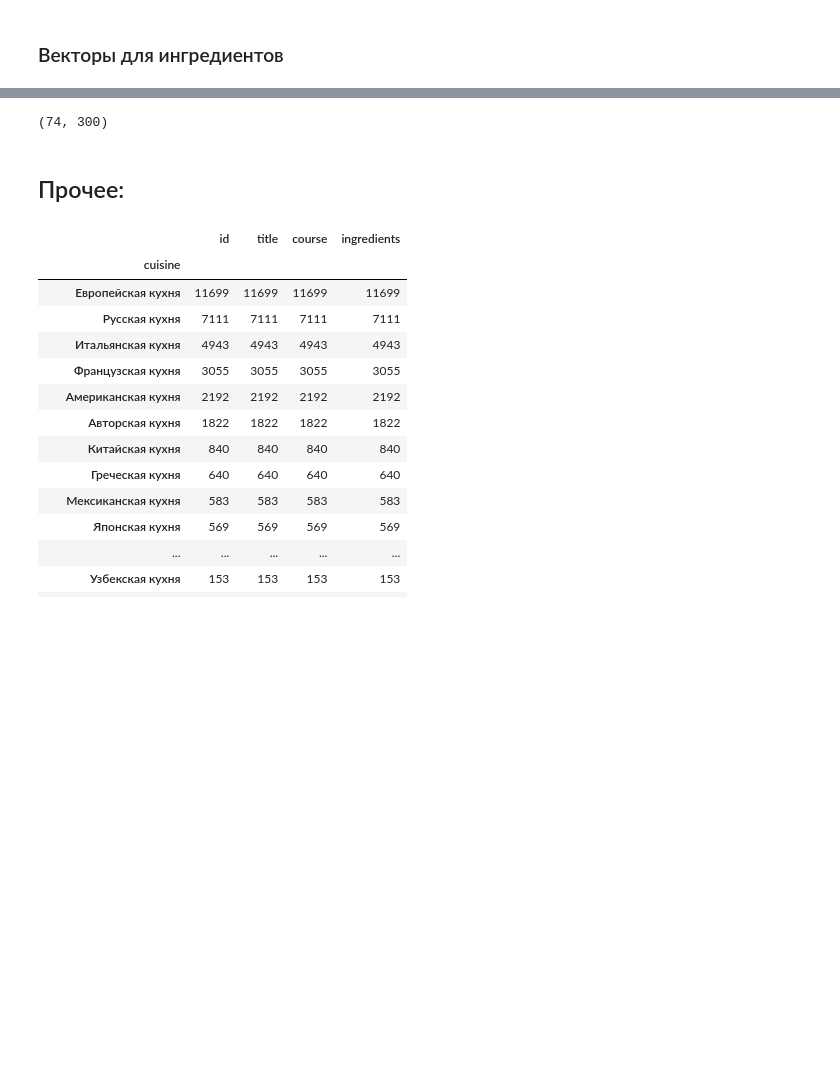
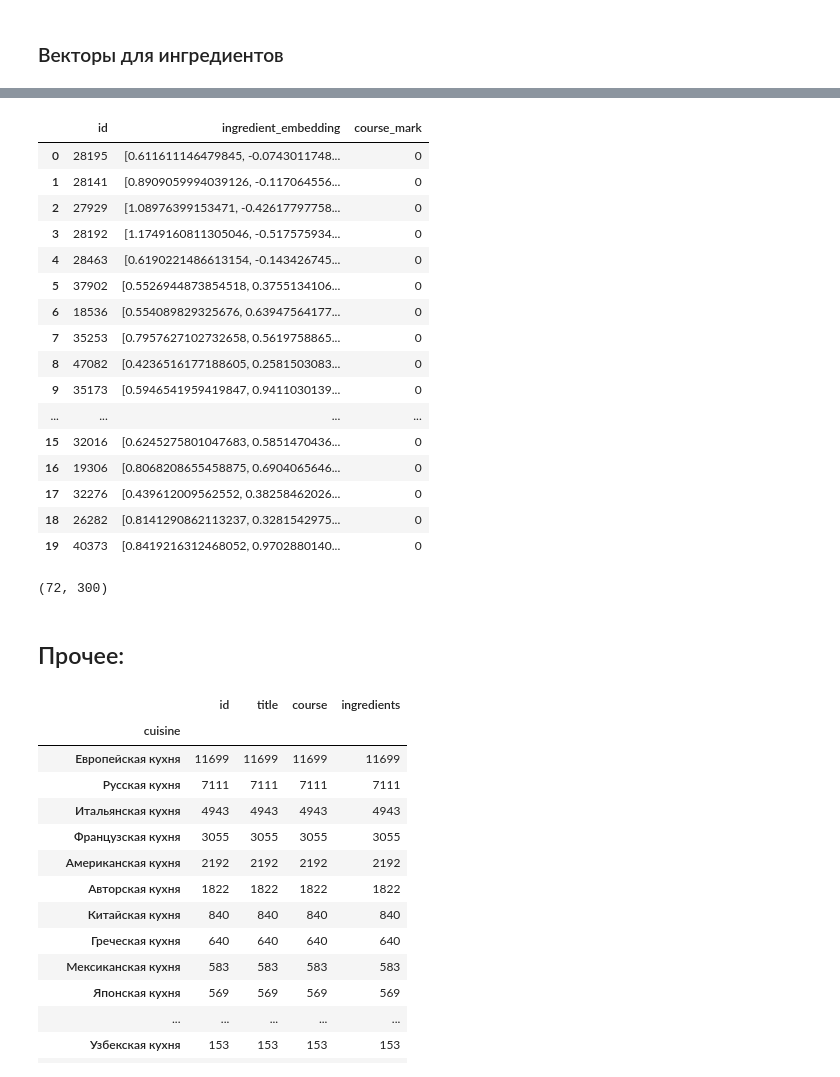
Before and after one commit to heinwol/meal-type-from-ingredients, a Jupyter notebook: nlp_main.ipynb, the cells around one changed output, grey strips where cells are left out. Cells and saved outputs as stored; diff of their text form; code cells hidden in the pictures; blank space fills up the shorter version.

Commit message:
created dataframe with embeddings

```diff
--- a/nlp_main.ipynb
+++ b/nlp_main.ipynb
@@ -273,7 +284,7 @@ word_num[:10]
 # %% [markdown]
 ### Векторы для ингредиентов
 # %%
-list_ingredients = it #TODO подставить список токенизированных лемматизированных ингредиентов
-ingrediendts_num = list(map(lambda x: tuple(reversed(x)), enumerate(list_ingredients)))
-ingrediendts_num[:10]
+all_ingredients_list =  list(set(lens.Each().Each().collect()(ingredients_lemmatized)))
+ingrediendts_numbering_dict = {ingredient: i for i, ingredient in enumerate(all_ingredients_list)}
+ltake(6, ingrediendts_num.items())
 # %% [output]
@@ -290,10 +299,10 @@ ingrediendts_num[:10]
 # %%
 ingrediendts_embeddings_dict = {}
-for ingr in list_ingredients:
+for ingr in all_ingredients_list:
     ingrediendts_embeddings_dict[ingr] = np.zeros(dim)
     for word in ingr:
 #         ingrediendts_embeddings_dict[ingr] += ft.get_word_vector(word)
         ingrediendts_embeddings_dict[ingr] += word_embeddings_dict[word] # Должно заработать, когда
                                                                          # ингредиенты будут лемматизированны
-ingrediendts_embeddings_dict.items()
+ltake(1, ingrediendts_embeddings_dict.items())[0]
 # %% [output]
@@ -316,0 +328,7 @@ dict_items([(('банан',), array([ 1.94887385e-01, -6.60526380e-02,  7.884921
+# %%
+ingredients_by_recipe_embedding = [
+    sum(ingrediendts_embeddings_dict[ingredient]
+        for ingredient in ingredient_list)
+    for ingredient_list in ingredients_lemmatized
+]
+len(ingredients_by_recipe_embedding)
@@ -316,0 +341,3 @@ dict_items([(('банан',), array([ 1.94887385e-01, -6.60526380e-02,  7.884921
+# %%
+all_courses = {name: num for num, name in enumerate(df['course'][~df['course'].duplicated()])}
+all_courses
@@ -316,0 +354,25 @@ dict_items([(('банан',), array([ 1.94887385e-01, -6.60526380e-02,  7.884921
+# %%
+df_for_learning = pd.DataFrame(data={
+    'id': df['id'][:20],
+    'ingredient_embedding': ingredients_by_recipe_embedding,
+    'course_mark': [all_courses[course] for course in df['course']][:20]
+})
+df_for_learning
+# %% [output]
+|  | id | ingredient_embedding | course_mark |
+| 0 | 28195 | [0.611611146479845, -0.0743011748... | 0 |
+| 1 | 28141 | [0.8909059994039126, -0.117064556... | 0 |
+| 2 | 27929 | [1.08976399153471, -0.42617797758... | 0 |
+| 3 | 28192 | [1.1749160811305046, -0.517575934... | 0 |
+| 4 | 28463 | [0.6190221486613154, -0.143426745... | 0 |
+| 5 | 37902 | [0.5526944873854518, 0.3755134106... | 0 |
+| 6 | 18536 | [0.554089829325676, 0.63947564177... | 0 |
+| 7 | 35253 | [0.7957627102732658, 0.5619758865... | 0 |
+| 8 | 47082 | [0.4236516177188605, 0.2581503083... | 0 |
+| 9 | 35173 | [0.5946541959419847, 0.9411030139... | 0 |
+| ... | ... | ... | ... |
+| 15 | 32016 | [0.6245275801047683, 0.5851470436... | 0 |
+| 16 | 19306 | [0.8068208655458875, 0.6904065646... | 0 |
+| 17 | 32276 | [0.439612009562552, 0.38258462026... | 0 |
+| 18 | 26282 | [0.8141290862113237, 0.3281542975... | 0 |
+| 19 | 40373 | [0.8419216312468052, 0.9702880140... | 0 |
@@ -319,7 +383,7 @@ dict_items([(('банан',), array([ 1.94887385e-01, -6.60526380e-02,  7.884921
 ingrediendts_embeddings_matrix = np.zeros((len(ingrediendts_num), dim))
 ingrediendts_embeddings_matrix.shape
 # %% [output]
-(74, 300)
+(72, 300)
 # %% [markdown]
 ## Прочее:
 # %%
```
Also changed, not shown: parts of 18 cells of this notebook.
